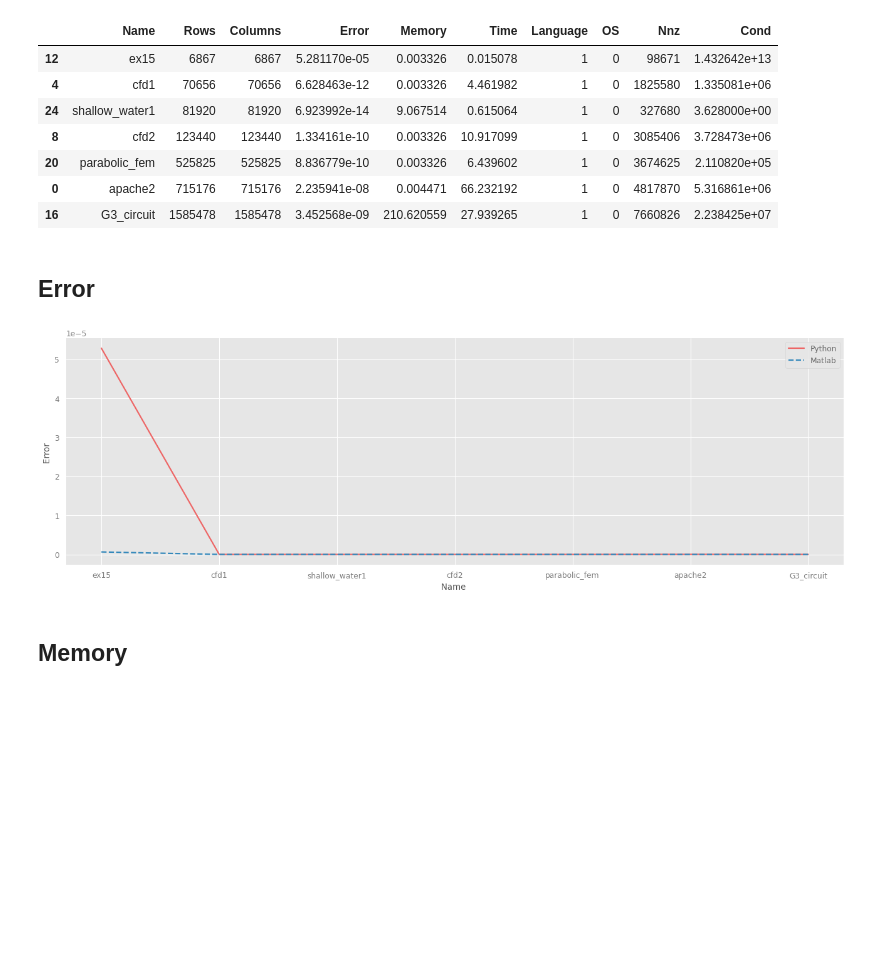
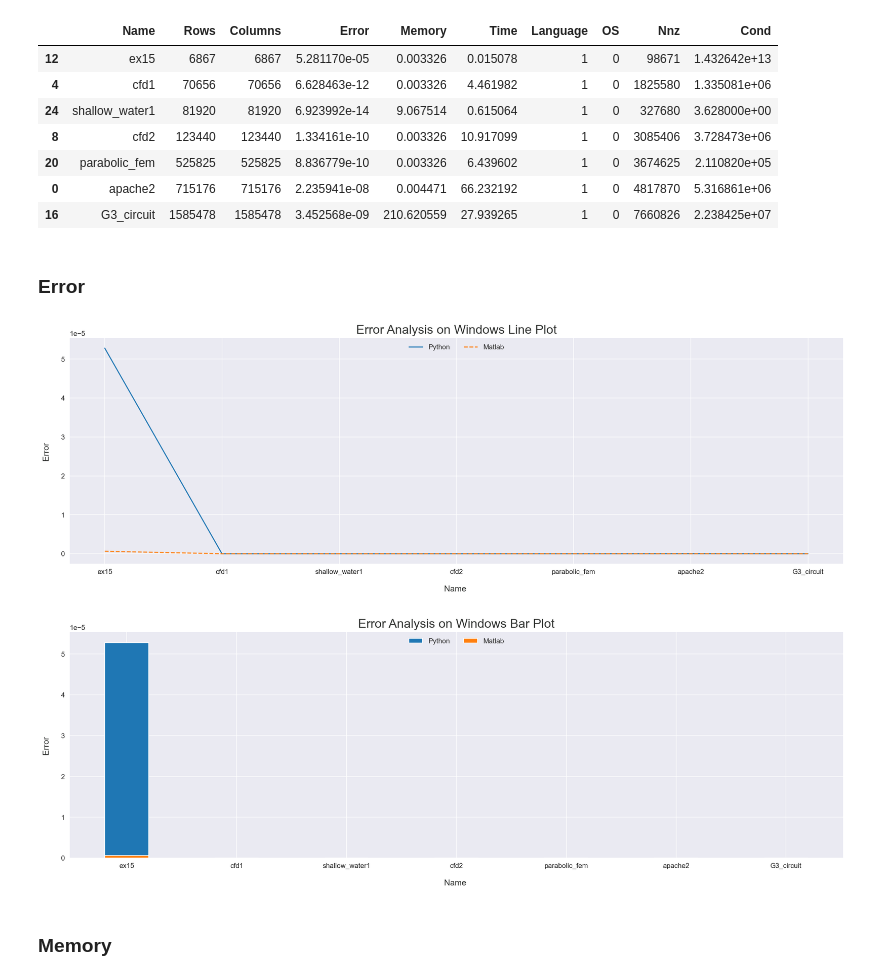
Before and after one commit to simonebenitozzi/cholesky-analysis, a Jupyter notebook: Analysis/model/LanguageCompare.ipynb, the cells around one changed output. Cells and saved outputs as stored; diff of their text form; code cells hidden in the pictures; blank space fills up the shorter version.

```diff
--- a/Analysis/model/LanguageCompare.ipynb
+++ b/Analysis/model/LanguageCompare.ipynb
@@ -128,10 +146,14 @@ windowsPython
 | 0 | apache2 | 715176 | 715176 | 2.235941e-08 | 0.004471 | 66.232192 | 1 | 0 | 4817870 | 5.316861e+06 |
 | 16 | G3_circuit | 1585478 | 1585478 | 3.452568e-09 | 210.620559 | 27.939265 | 1 | 0 | 7660826 | 2.238425e+07 |
 # %% [markdown]
-## Error
+### Error
 # %%
-plot("Name", "Error", windowsPython, windowsMatlab)
+plot("Name", "Error", windowsPython, windowsMatlab, "Error Analysis on Windows")
 # %% [output]
-[figure, old version]
+[figure, new version]
+# %%
+bar_plot("Name", "Error", windowsPython, windowsMatlab, "Error Analysis on Windows")
+# %% [output]
+[figure, added]
 # %% [markdown]
-## Memory
+### Memory
```
Also changed, not shown: parts of 19 cells of this notebook.
